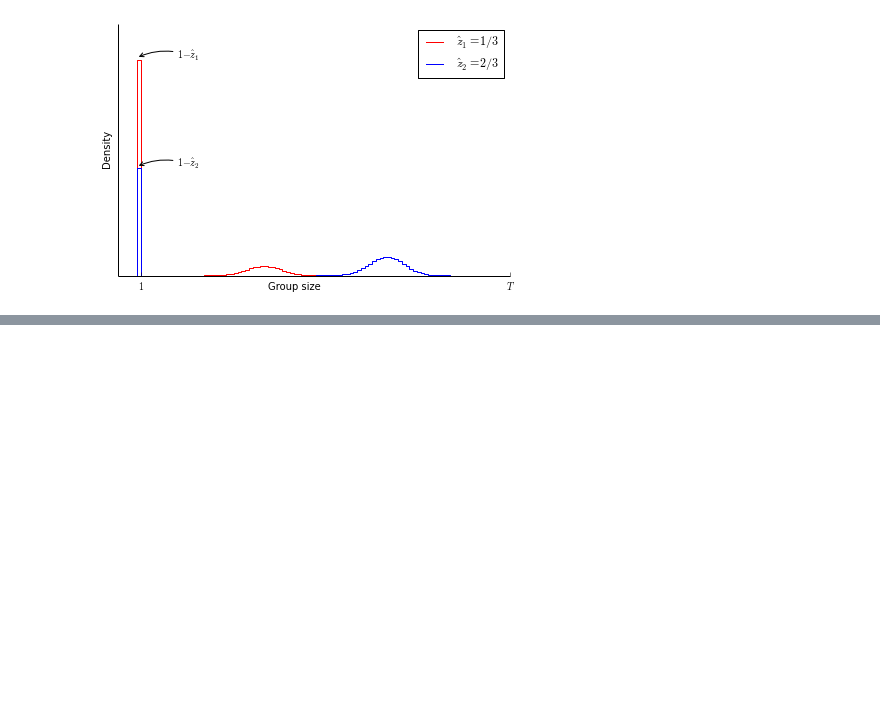
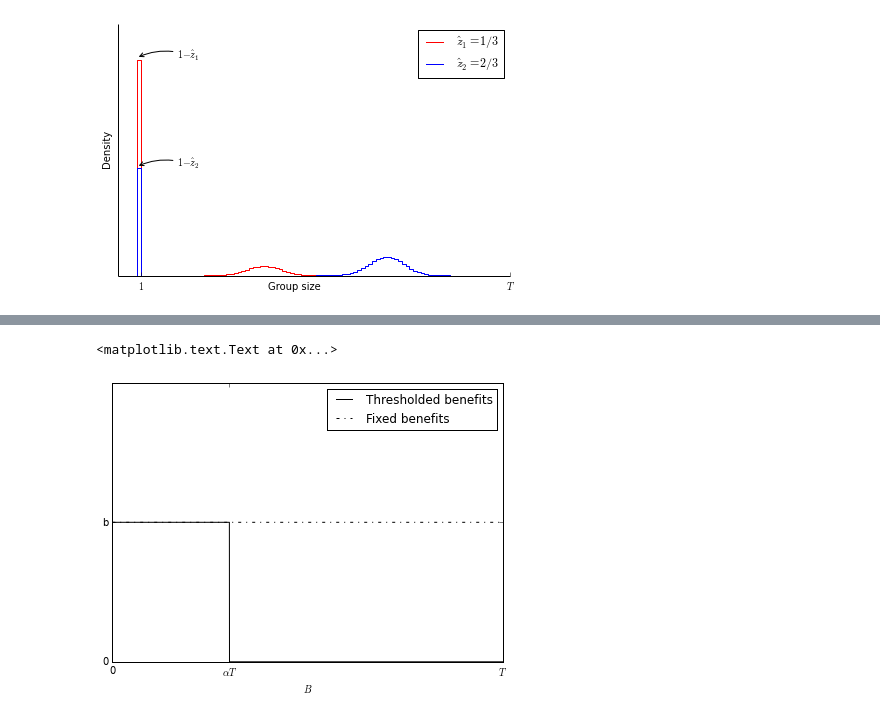
Before and after one commit to geeklhem/pimad, a Jupyter notebook: notebook/Figures.ipynb, the cells around one changed output, grey strips where cells are left out. Drawn from its saved outputs; the diff is of its cells as text; code cells hidden in the pictures; blank space fills up the shorter version.

```diff
--- a/notebook/Figures.ipynb
+++ b/notebook/Figures.ipynb
@@ -44,0 +63,20 @@ from pimad.figures.convergence import *
+# %%
+plt.figure(figsize=(7,5))
+
+alpha = .3
+T = 100
+x = np.arange(0,T,step=0.001)
+
+plt.plot(x,[1 if z<alpha*T else 0 for z in x],"k-",
+         label=r"Thresholded benefits")
+plt.plot(x,[1]*len(x),"k-.",label="Fixed benefits")
+
+plt.legend()
+plt.ylim(0,2)
+plt.yticks((0,1),(0,"b"))
+plt.xticks([0,alpha*T ,T],("0",r"$\alpha T$",r"$T$"))
+plt.xlabel(r"$T$")
+plt.xlabel(r"$B$")
+# %% [output]
+<matplotlib.text.Text at 0x...>
+[figure, added]
```
Also changed, not shown: parts of 10 cells of this notebook.
